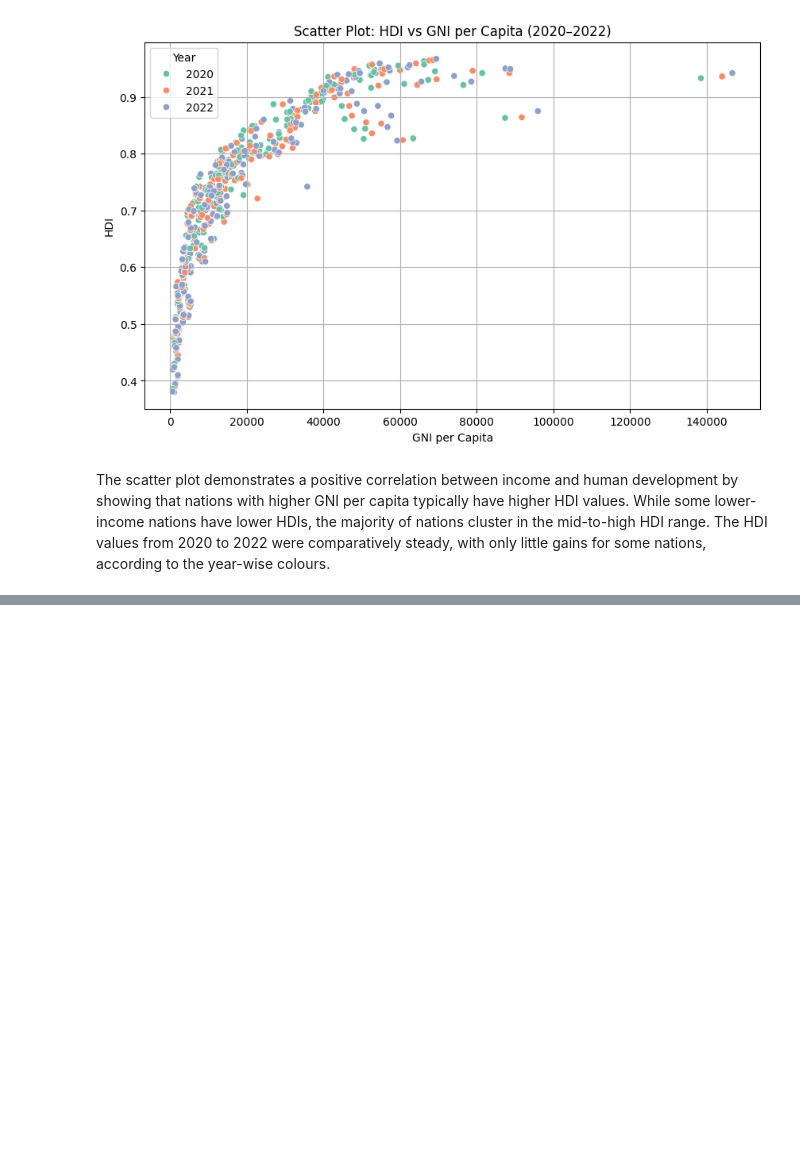
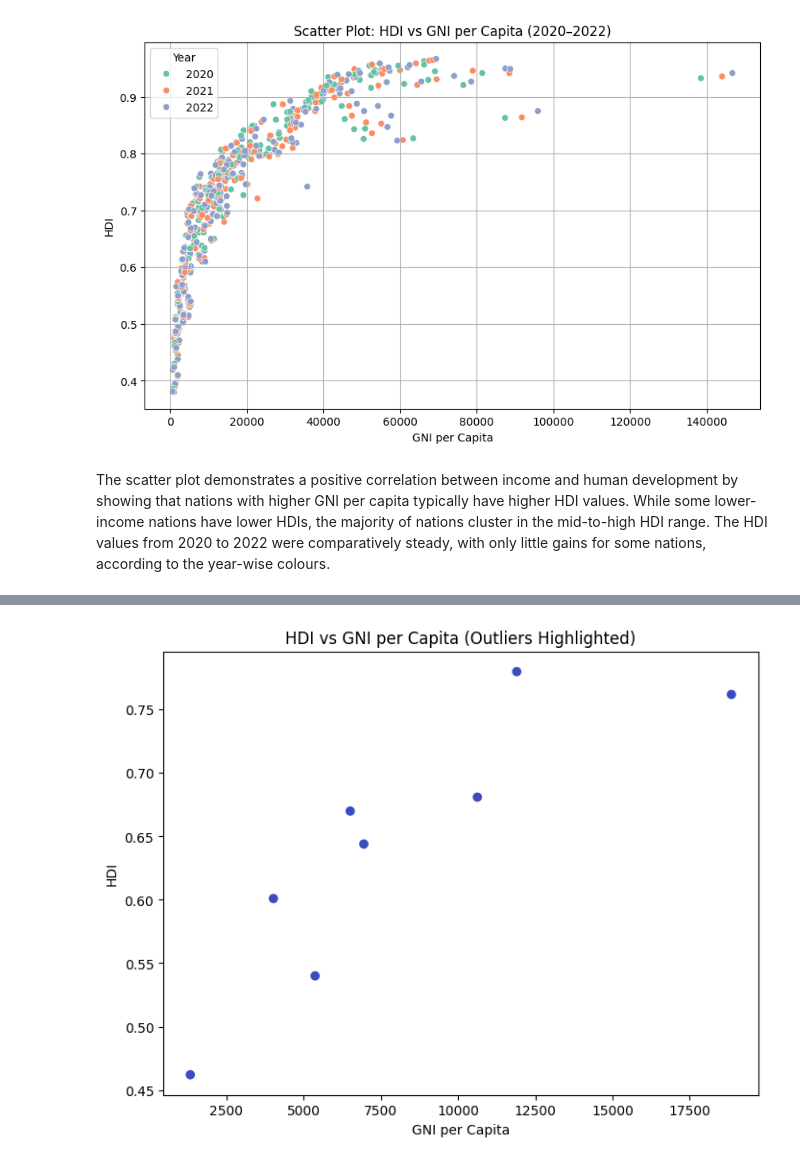
Before and after one commit to kashifmaskeyx/2513342_KashifMaskey, a Jupyter notebook: 2513342_KashifMaskey.ipynb, the cells around one changed output, grey strips where cells are left out. Drawn from its saved outputs; the diff is of its cells as text; code cells hidden in the pictures; blank space fills up the shorter version.

```diff
--- a/2513342_KashifMaskey.ipynb
+++ b/2513342_KashifMaskey.ipynb
@@ -476,0 +515,14 @@ The scatter plot demonstrates a positive correlation between income and human de
+# %%
+south_asia_df = south_asia_df.copy()
+le_min = south_asia_df['life_expectancy'].min()
+le_max = south_asia_df['life_expectancy'].max()
+south_asia_df.loc[:, 'life_exp_index'] = (south_asia_df['life_expectancy'] - le_min)/ (le_max - le_min)
+
+gni_min = south_asia_df['gross_inc_percap'].min()
+gni_max = south_asia_df['gross_inc_percap'].max()
+south_asia_df.loc[:, 'gni_index'] = (south_asia_df['gross_inc_percap'] - gni_min)/ (gni_max - gni_min)
+# %%
+south_asia_df.loc[:, 'composite_score'] = (0.30 * south_asia_df['life_exp_index'] + 0.30 * south_asia_df['gni_index'])
+south_asia_2022 = south_asia_df[south_asia_df['year'] == 2022]
+composite_ranking = south_asia_2022.sort_values(by='composite_score', ascending=False)
+composite_ranking[['country', 'composite_score']]
@@ -476,0 +570,17 @@ The scatter plot demonstrates a positive correlation between income and human de
+# %%
+def detect_outliers(series):
+  Q1 = series.quantile(0.25)
+  Q3 = series.quantile(0.75)
+  IQR = Q3 - Q1
+  lower_bound = Q1 - 1.5 * IQR
+  upper_bound = Q3 + 1.5 * IQR
+
+  return(series < lower_bound) | (series > upper_bound)
+# %%
+south_asia_2022 = south_asia_df[south_asia_df['year'] == 2022].copy()
+south_asia_2022['hdi_outlier'] = detect_outliers(south_asia_2022['hdi'])
+south_asia_2022['gni_outlier'] = detect_outliers(south_asia_2022['gross_inc_percap'])
+
+south_asia_2022['outlier'] = south_asia_2022['hdi_outlier'] | south_asia_2022['gni_outlier']
+
+south_asia_2022[['country', 'hdi', 'gross_inc_percap', 'outlier']]
@@ -476,0 +597,16 @@ The scatter plot demonstrates a positive correlation between income and human de
+# %%
+plt.figure(figsize=(8, 6))
+
+plt.scatter(
+    south_asia_2022['gross_inc_percap'],
+    south_asia_2022['hdi'],
+    c=south_asia_2022['outlier'],
+    cmap='coolwarm'
+)
+
+plt.xlabel("GNI per Capita")
+plt.ylabel("HDI")
+plt.title("HDI vs GNI per Capita (Outliers Highlighted)")
+plt.show()
+# %% [output]
+[figure, added]
```
Also changed, not shown: parts of 10 cells of this notebook.
